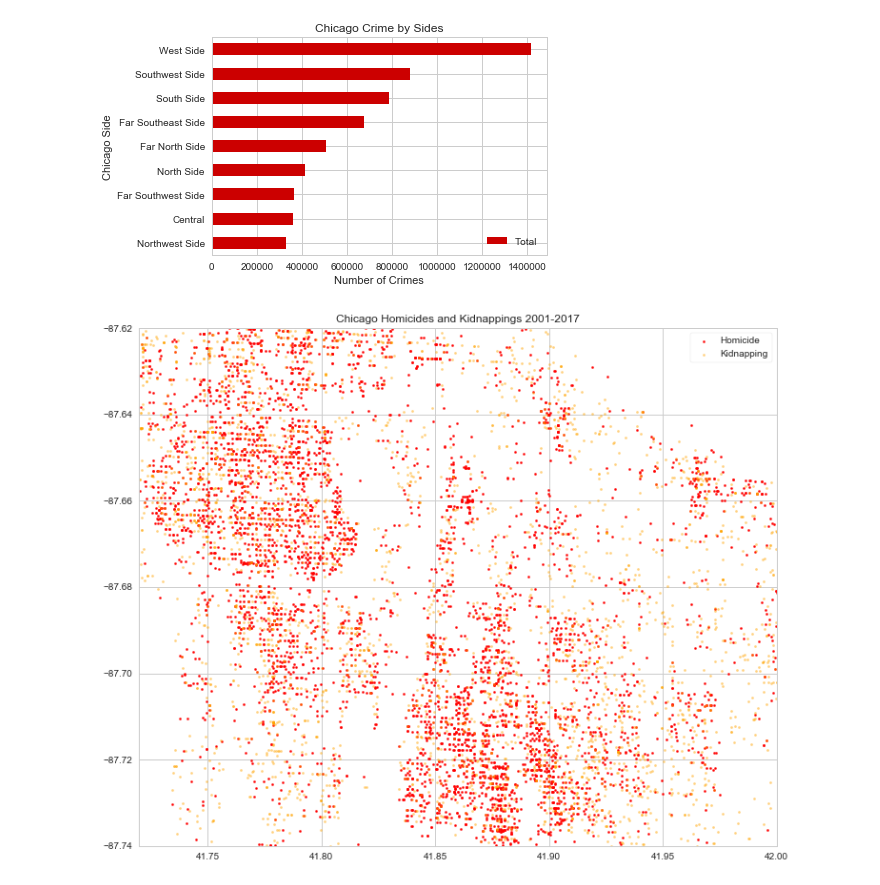
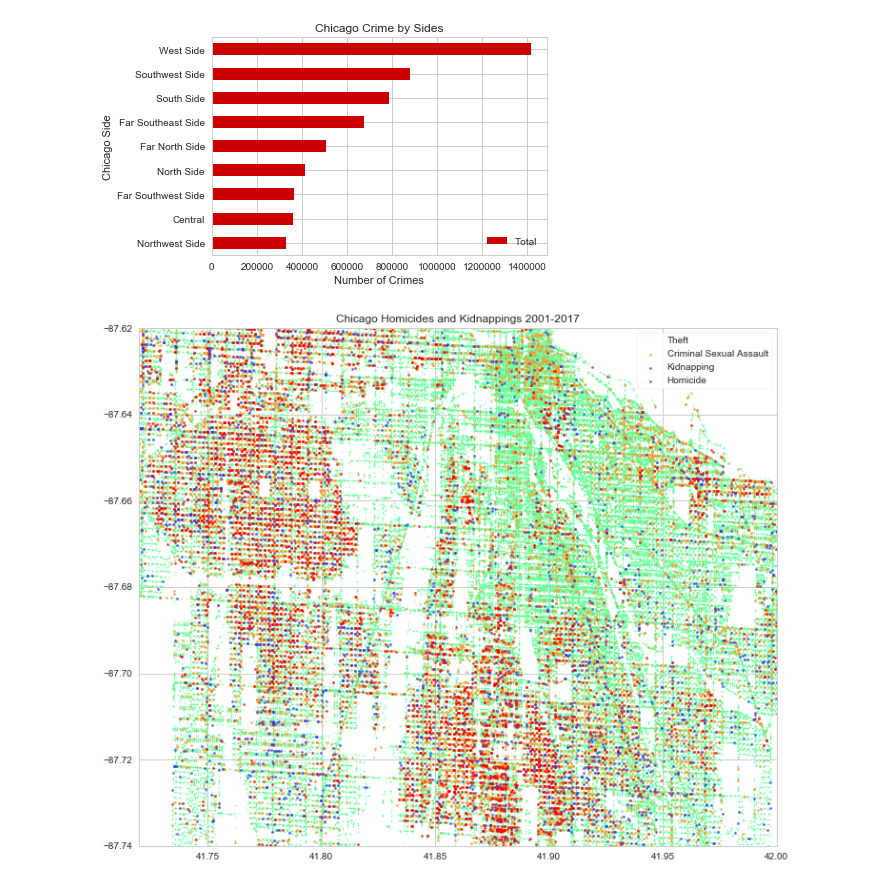
Before and after one commit to RandomFractals/ChicagoCrimes, a Jupyter notebook: notebooks/all-chicago-crime-charts.ipynb, the cells around one changed output. Drawn from its saved outputs; the diff is of its cells as text; code cells hidden in the pictures.

Commit message:
added criminal sexual assualts and thefts scatter plots

```diff
--- a/notebooks/all-chicago-crime-charts.ipynb
+++ b/notebooks/all-chicago-crime-charts.ipynb
@@ -464,38 +464,49 @@ plt.show()
 # %%
 %%time
 
 # get min/max lat and long
 minLat = crimes['Latitude'].min().compute()
 maxLat = crimes['Latitude'].max().compute()
 minLong = crimes['Longitude'].min().compute()
 maxLong = crimes['Longitude'].max().compute()
 
 # get crime geo data
 crime_geo = crimes[['PrimaryType', 'Latitude', 'Longitude']].dropna()
 
 # get homicides
 homicides = crime_geo[(crime_geo['PrimaryType']=='HOMICIDE')]\
 .compute()
 
 # get kidnappings
 kidnappings = crime_geo[(crime_geo['PrimaryType']=='KIDNAPPING')]\
 .compute()
 
+# get criminal sexual assaults
+sexual_assaults = crime_geo[(crime_geo['PrimaryType']=='CRIM SEXUAL ASSAULT')]\
+.compute()
+
+# get thefts
+thefts = crime_geo[(crime_geo['PrimaryType']=='THEFT')]\
+.compute()
+
 # create scatter map plot
-f,ax= plt.subplots(1,1,figsize=(12,10))
+fig,ax= plt.subplots(1, 1, figsize=(12,10))
 plt.xlim(41.72, 42) # (minLat, maxLat)
 plt.ylim(-87.74, -87.62) # (minLong, maxLong)
+#ax.set_facecolor('black')
 
-# plot homicides
+# plot thefts, homicides, kidnappings and sexual assaults
+ax.scatter(thefts['Latitude'], thefts['Longitude'],\
+                            s=1, alpha=0.8, color='#66ff99', label='Theft')
+ax.scatter(sexual_assaults['Latitude'], sexual_assaults['Longitude'],\
+                            s=5, alpha=0.8, color='#ff9933', label='Criminal Sexual Assault')
+ax.scatter(kidnappings['Latitude'], kidnappings['Longitude'],\
+                            s=5, alpha=0.8, color='#3333ff', label='Kidnapping')
 ax.scatter(homicides['Latitude'], homicides['Longitude'],\
-                            s=5, alpha=1, color='red', label='Homicide')
-
-# plot kidnappings
-ax.scatter(kidnappings['Latitude'], kidnappings['Longitude'],\
-                            s=5, alpha=0.5, color='orange', label='Kidnapping')
+                            s=5, alpha=0.8, color='#ff0000', label='Homicide')
 
 plt.title('Chicago Homicides and Kidnappings 2001-2017')
 plt.legend(loc='upper right', frameon=True)
 plt.show()
 # %% [output]
-[figure, old version]
+[figure, new version]
```
Also changed, not shown: parts of 9 cells of this notebook.
